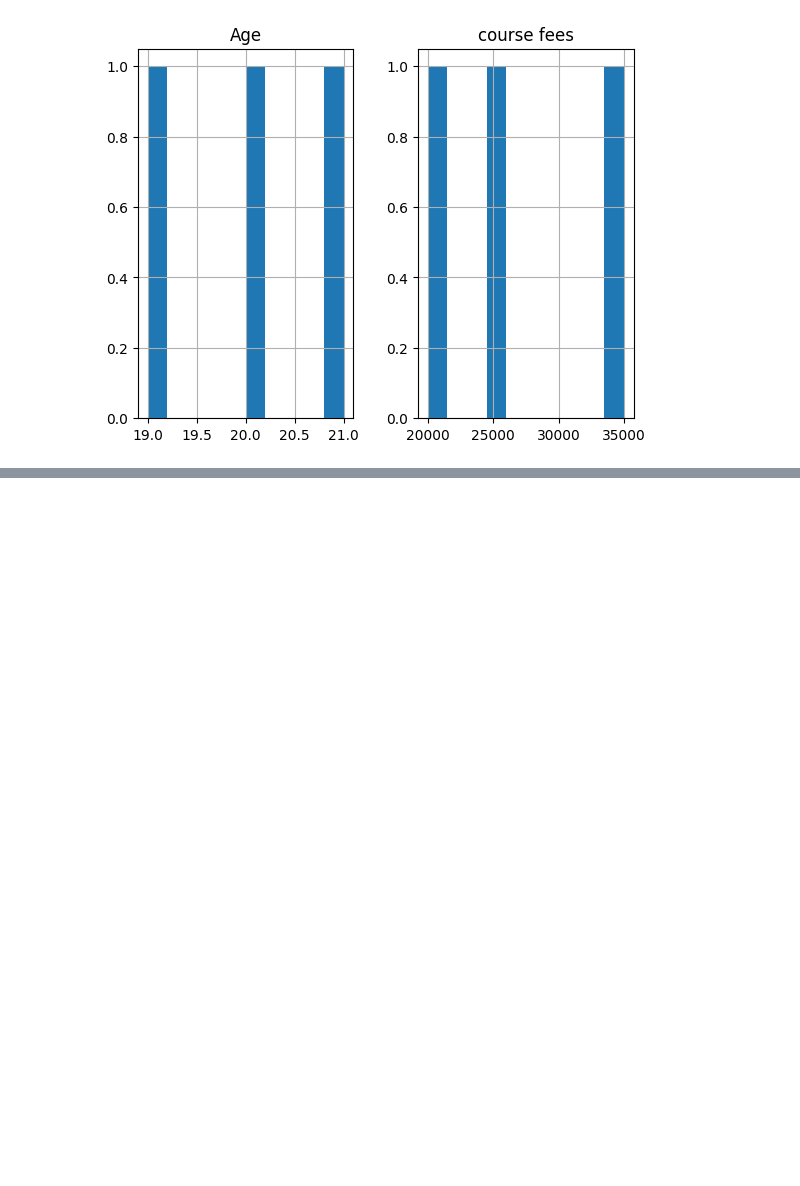
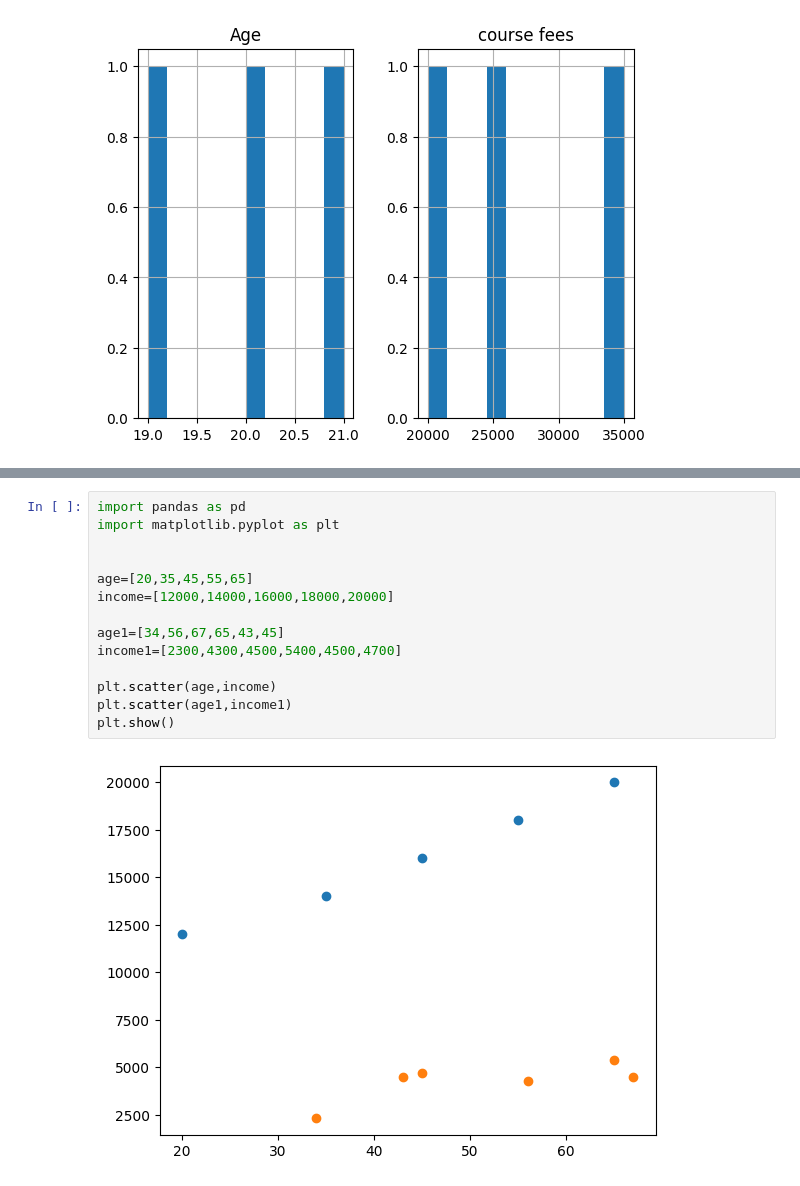
Before and after one commit to Samarthpkori/PY.-BOOK, a Jupyter notebook: STATISTICS.IPYNB, the cells around one changed output, grey strips where cells are left out. Saved outputs shown, nothing was run; the diff lists cells and outputs as text; blank space fills up the shorter version.

```diff
--- a/STATISTICS.IPYNB
+++ b/STATISTICS.IPYNB
@@ -82,0 +104,16 @@ plt.show()
+# %%
+import pandas as pd
+import matplotlib.pyplot as plt
+
+
+age=[20,35,45,55,65]
+income=[12000,14000,16000,18000,20000]
+
+age1=[34,56,67,65,43,45]
+income1=[2300,4300,4500,5400,4500,4700]
+
+plt.scatter(age,income)
+plt.scatter(age1,income1)
+plt.show()
+# %% [output]
+[figure, added]
```
Also changed, not shown: parts of 2 cells of this notebook.
